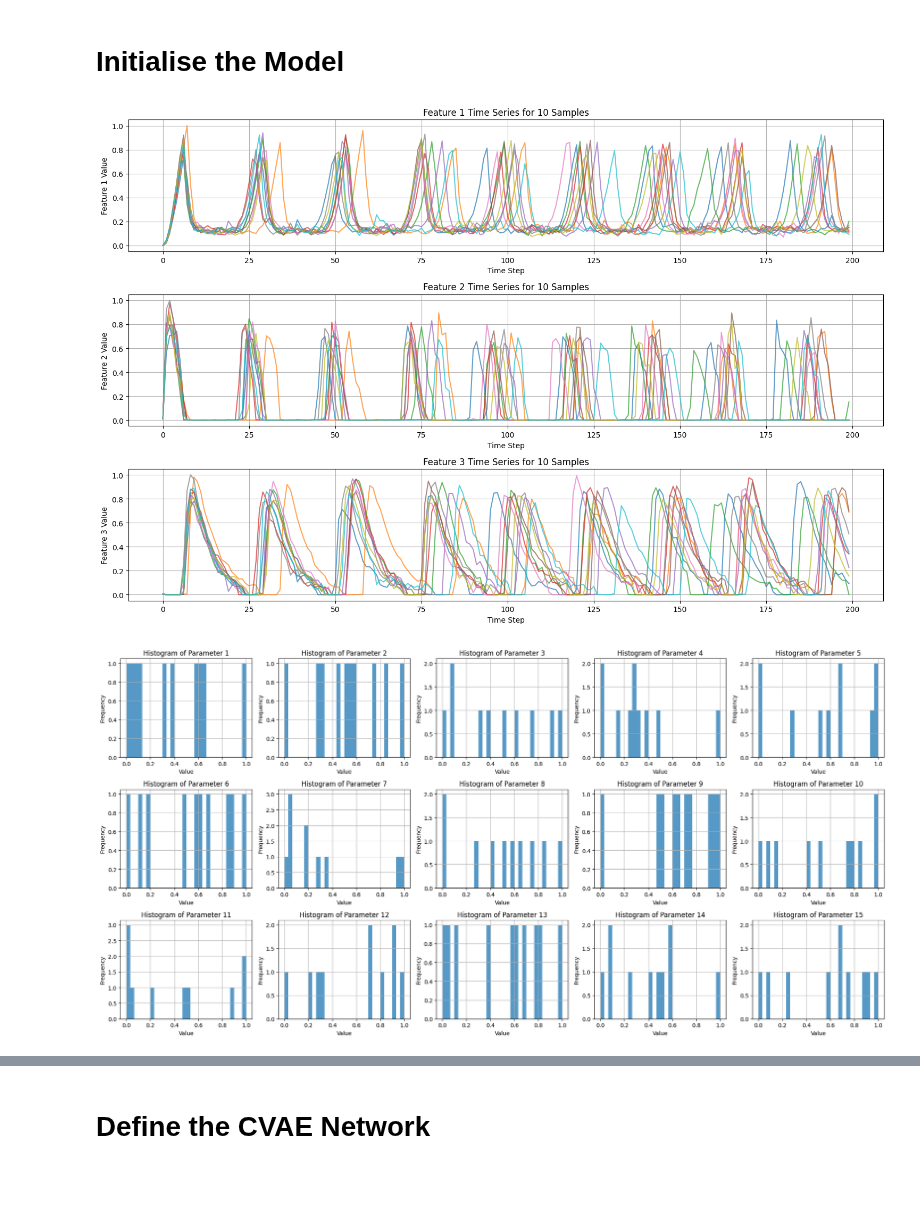
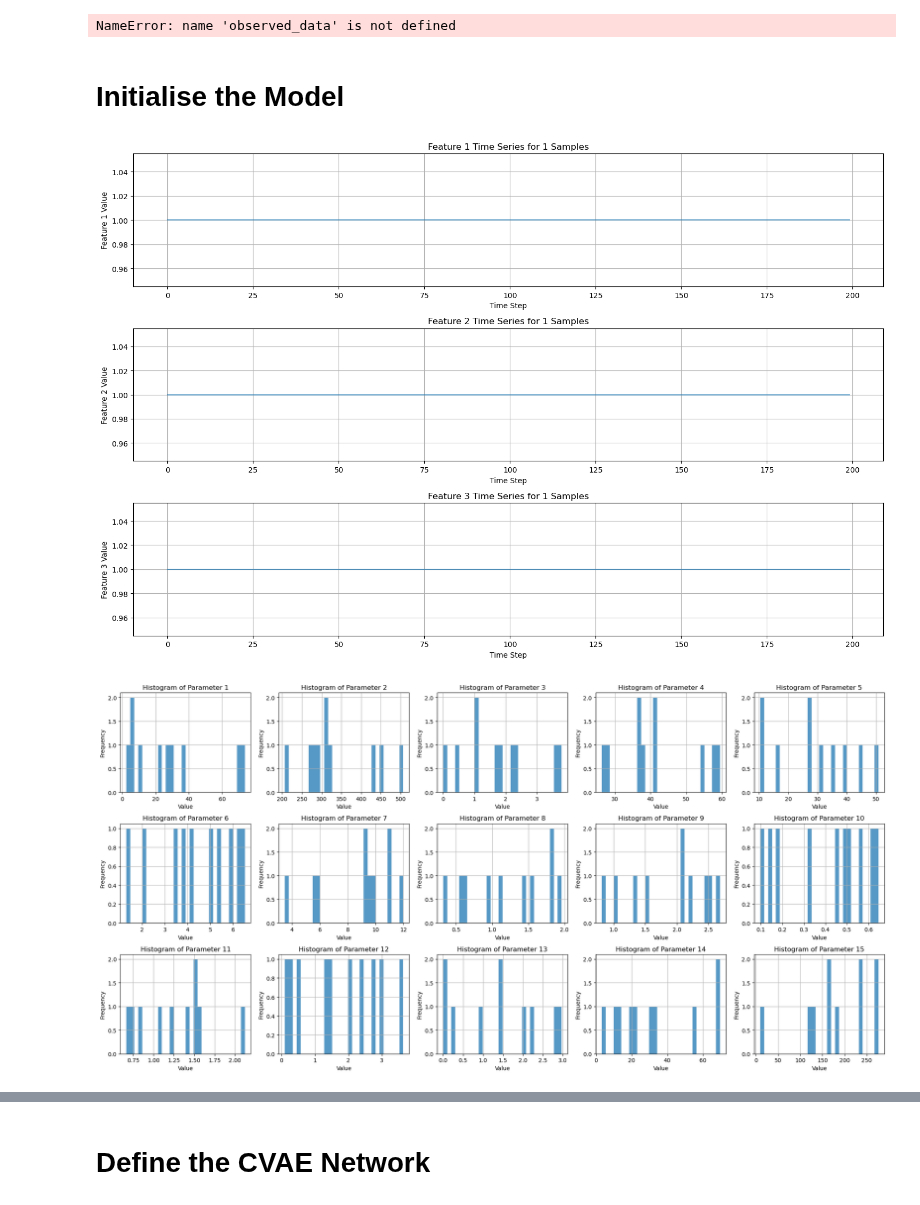
Before and after one commit to mayank05942/CVAEI, a Jupyter notebook: notebooks/villar.ipynb, the cells around one changed output, grey strips where cells are left out. Cells and saved outputs as stored; diff of their text form; code cells hidden in the pictures.

```diff
--- a/notebooks/villar.ipynb
+++ b/notebooks/villar.ipynb
@@ -45,6 +24,7 @@ None
 # %%
 villar = Villar()
-train_theta_norm, train_data_norm, theta_normalizer, data_normalizer, val_theta_norm, val_data_norm = villar.prepare_data(10)
-observed_data = villar.observed_data()
+mp.set_start_method('spawn')
+train_theta_norm, train_data_norm, theta_normalizer, data_normalizer, val_theta_norm, val_data_norm = villar.prepare_data(10, scale = False)
+#observed_data = villar.observed_data()
 #villar.check_normalizer()
 # %% [output]
@@ -63,11 +71,15 @@ train_theta_norm.shape, train_data_norm.shape
+# %%
+villar.plot_observation(observed_data)
+# %% [output]
+NameError: name 'observed_data' is not defined
 # %% [markdown]
 # Initialise the Model
 # %%
-villar.plot_observation(train_data_norm, num_samples =20)
+villar.plot_observation(train_data_norm, num_samples =1)
 villar.plot_prior(train_theta_norm)
 # %% [output]
-[figure, old version]
+[figure, new version]
-[figure, old version]
+[figure, new version]
 # %%
 villar.plot_observation(val_data_norm, num_samples =2)
 villar.plot_prior(val_theta_norm)
```
Also changed, not shown: parts of 7 cells of this notebook, 2 other files.
